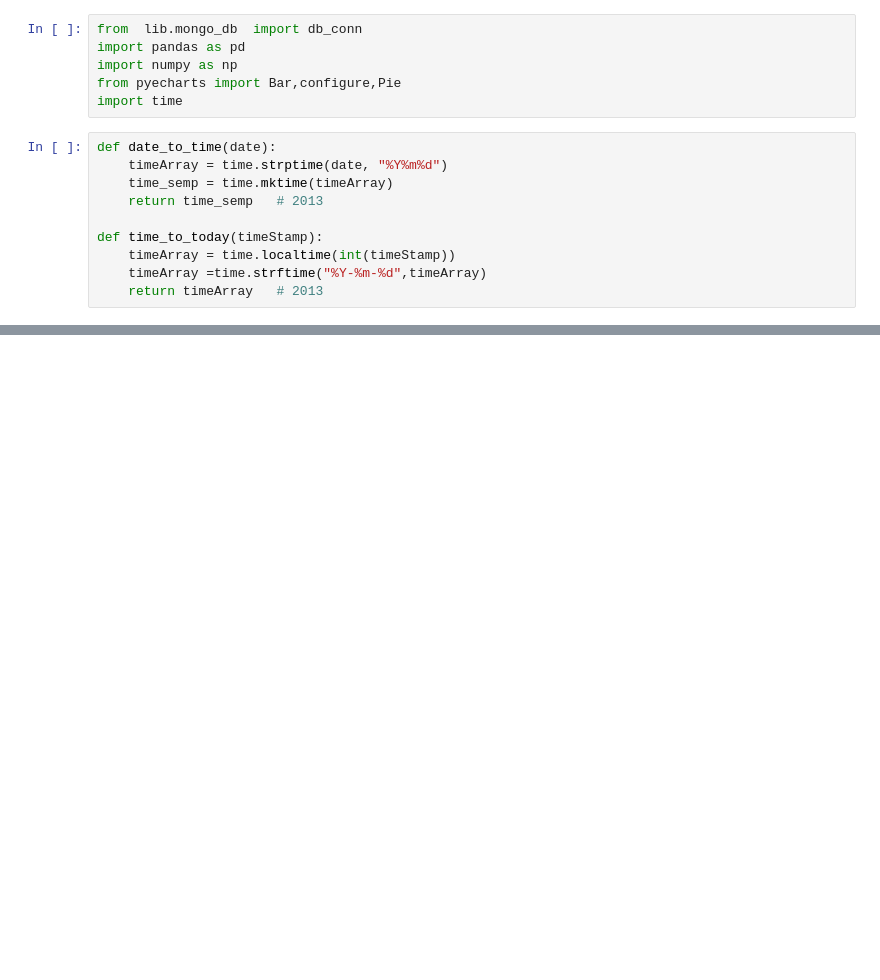
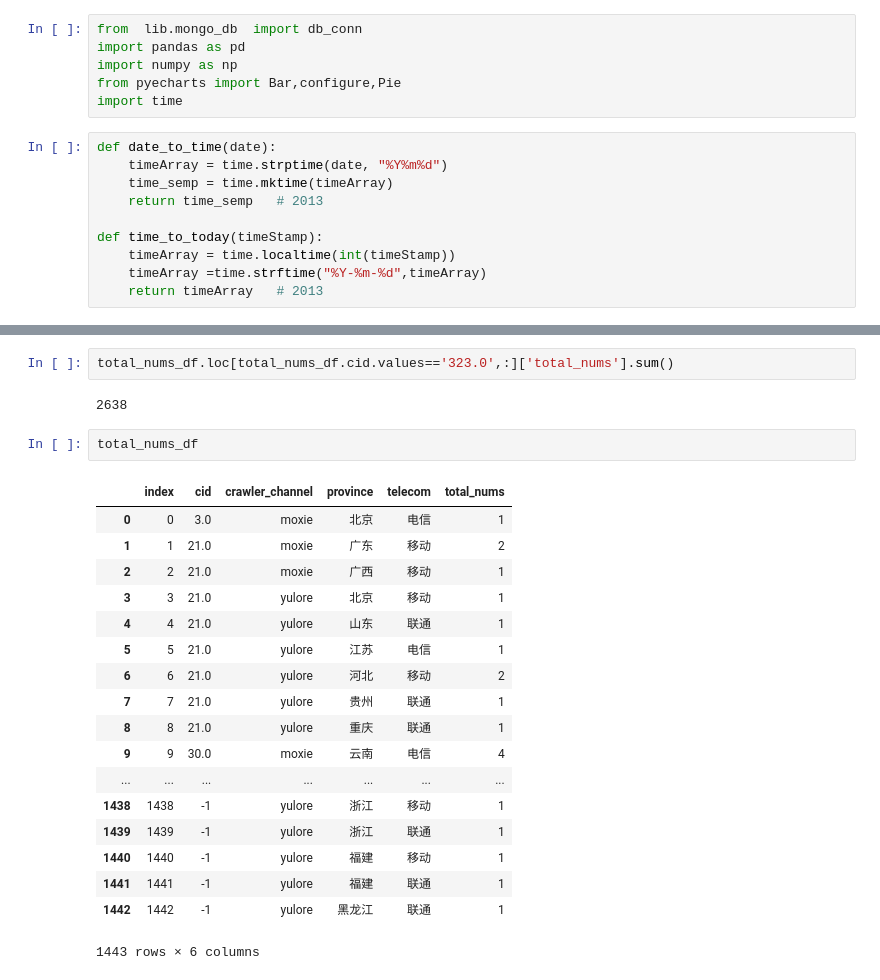
Before and after one commit to jhyehuang/jhye_tool, a Jupyter notebook: mongo/mongodb_209_err_code_count.ipynb, the cells around one changed output, grey strips where cells are left out. Cells and saved outputs as stored; diff of their text form; blank space fills up the shorter version.

```diff
--- a/mongo/mongodb_209_err_code_count.ipynb
+++ b/mongo/mongodb_209_err_code_count.ipynb
@@ -121,0 +320,25 @@ today_to_day()
+# %%
+total_nums_df.loc[total_nums_df.cid.values=='323.0',:]['total_nums'].sum()
+# %% [output]
+2638
+# %%
+total_nums_df
+# %% [output]
+|  | index | cid | crawler_channel | province | telecom | total_nums |
+| 0 | 0 | 3.0 | moxie | 北京 | 电信 | 1 |
+| 1 | 1 | 21.0 | moxie | 广东 | 移动 | 2 |
+| 2 | 2 | 21.0 | moxie | 广西 | 移动 | 1 |
+| 3 | 3 | 21.0 | yulore | 北京 | 移动 | 1 |
+| 4 | 4 | 21.0 | yulore | 山东 | 联通 | 1 |
+| 5 | 5 | 21.0 | yulore | 江苏 | 电信 | 1 |
+| 6 | 6 | 21.0 | yulore | 河北 | 移动 | 2 |
+| 7 | 7 | 21.0 | yulore | 贵州 | 联通 | 1 |
+| 8 | 8 | 21.0 | yulore | 重庆 | 联通 | 1 |
+| 9 | 9 | 30.0 | moxie | 云南 | 电信 | 4 |
+| ... | ... | ... | ... | ... | ... | ... |
+| 1438 | 1438 | -1 | yulore | 浙江 | 移动 | 1 |
+| 1439 | 1439 | -1 | yulore | 浙江 | 联通 | 1 |
+| 1440 | 1440 | -1 | yulore | 福建 | 移动 | 1 |
+| 1441 | 1441 | -1 | yulore | 福建 | 联通 | 1 |
+| 1442 | 1442 | -1 | yulore | 黑龙江 | 联通 | 1 |
+1443 rows × 6 columns
```
Also changed, not shown: parts of 43 cells of this notebook, 14 other files.
